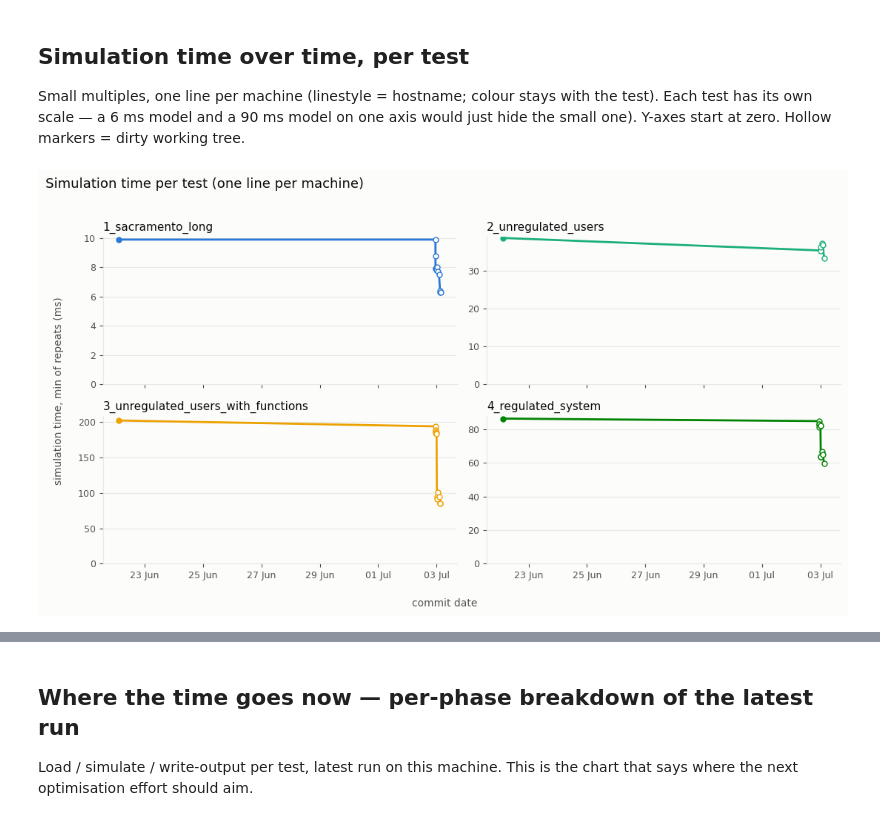
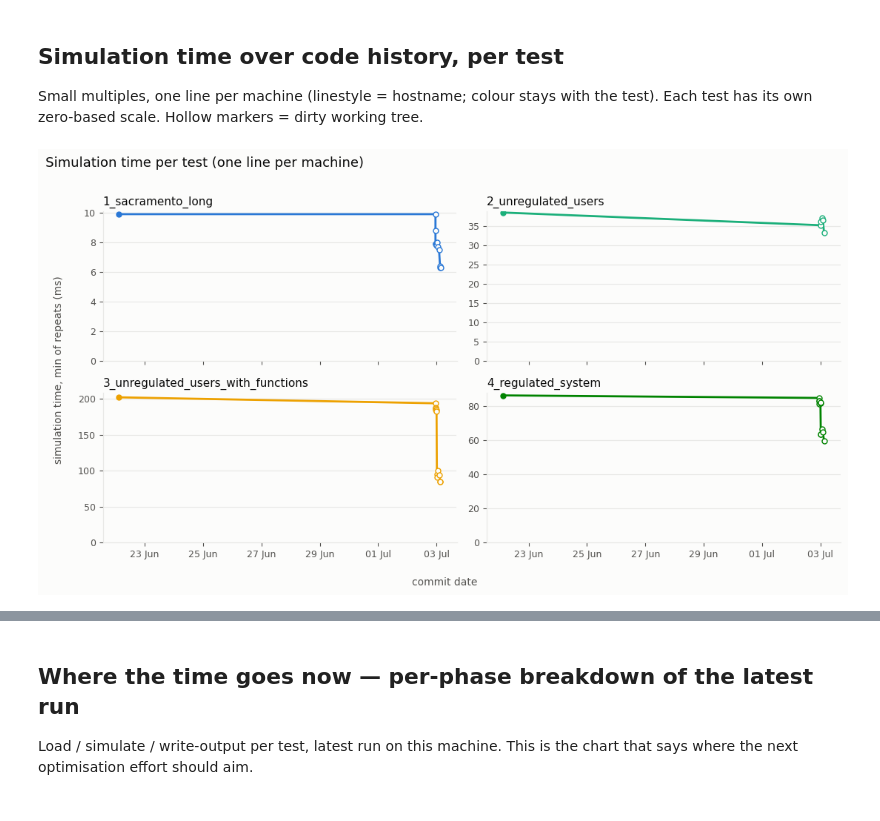
Before and after one commit to chasegan/Kalix, a Jupyter notebook: regression_tests/speed/speed_results_analysis.ipynb, the cells around one changed output, grey strips where cells are left out. Cells and saved outputs as stored; diff of their text form; code cells hidden in the pictures.

```diff
--- a/regression_tests/speed/speed_results_analysis.ipynb
+++ b/regression_tests/speed/speed_results_analysis.ipynb
@@ -60,50 +66,53 @@ hosts in database: ['Chass-MacBook-Air.local'] | single-machine plots use: Chass
 | 38 | 2026-07-03 13:25:13 | cfa6860 | True | 2026-07-03 02:59:39+00:00 | 0.3.3 | chas | Chass-MacBook-Air.local | Darwin 25.3.0 arm64 | ... |
 | 39 | 2026-07-03 13:36:52 | c6e418a | True | 2026-07-03 03:25:49+00:00 | 0.3.3 | chas | Chass-MacBook-Air.local | Darwin 25.3.0 arm64 | ... |
 # %% [markdown]
-## Simulation time over time, per test
+## Simulation time over code history, per test
 
-Small multiples, one line per machine (linestyle = hostname; colour stays
-with the test). Each test has its own scale — a 6 ms model and a 90 ms model
-on one axis would just hide the small one). Y-axes start at zero. Hollow
-markers = dirty working tree.
+Small multiples, one line per machine (linestyle = hostname; colour stays with
+the test). Each test has its own zero-based scale. Hollow markers = dirty
+working tree.
 # %%
-fig, axes = plt.subplots(2, 2, figsize=(11, 6), facecolor=SURFACE, sharex=True)
+n_rows = math.ceil(len(TESTS) / 2)
+fig, axes = plt.subplots(n_rows, 2, figsize=(11, 3 * n_rows), facecolor=SURFACE,
+                         sharex=True, squeeze=False)
 hostnames = sorted(df.hostname.unique())
 
-for ax, (test, colour) in zip(axes.flat, TEST_COLOURS.items()):
+for ax in axes.flat[len(TESTS):]:
+    ax.set_visible(False)
+
+for ax, test in zip(axes.flat, TESTS):
+    colour = TEST_COLOURS[test]
     d = df[df.test_name == test]
     style_axes(ax, test)
     for h_idx, host in enumerate(hostnames):
         dh = d[d.hostname == host]
         if dh.empty:
             continue
-        style = LINESTYLES[h_idx % len(LINESTYLES)]
         ax.plot(dh.commit_date, dh.sim_min_ms, color=colour, linewidth=2,
-                linestyle=style, zorder=2)
+                linestyle=LINESTYLES[h_idx % len(LINESTYLES)], zorder=2)
         clean = dh[dh.commit_dirty == False]
         dirty = dh[dh.commit_dirty == True]
         ax.plot(clean.commit_date, clean.sim_min_ms, "o", color=colour, markersize=5, zorder=3)
         ax.plot(dirty.commit_date, dirty.sim_min_ms, "o", markerfacecolor=SURFACE,
                 markeredgecolor=colour, markersize=5, zorder=3)
     ax.set_ylim(bottom=0)
     ax.xaxis.set_major_formatter(mdates.DateFormatter("%d %b"))
 
-# One hostname -> linestyle legend for the whole figure (grey: identity is the
-# linestyle, not a colour; colour stays with the test). Skipped while the
-# database has a single machine.
+# Hostname -> linestyle legend (grey: identity is the linestyle, colour stays
+# with the test). Skipped while the database has a single machine.
 if len(hostnames) > 1:
     from matplotlib.lines import Line2D
     handles = [Line2D([], [], color=INK_2, linewidth=2,
                       linestyle=LINESTYLES[i % len(LINESTYLES)], label=h)
                for i, h in enumerate(hostnames)]
     fig.legend(handles=handles, frameon=False, fontsize=9, labelcolor=INK_2,
                ncols=min(len(hostnames), 3), loc="upper right")
 
 fig.supxlabel("commit date", fontsize=10, color=INK_2)
 fig.supylabel("simulation time, min of repeats (ms)", fontsize=10, color=INK_2)
 fig.suptitle("Simulation time per test (one line per machine)", x=0.01, ha="left",
              fontsize=13, color=INK)
-fig.tight_layout(rect=(0.01, 0, 1, 0.96))
+fig.tight_layout(rect=(0.01, 0, 1, 0.97))
 plt.show()
 # %% [output]
-[figure, old version]
+[figure, new version]
```
Also changed, not shown: parts of 10 cells of this notebook.
